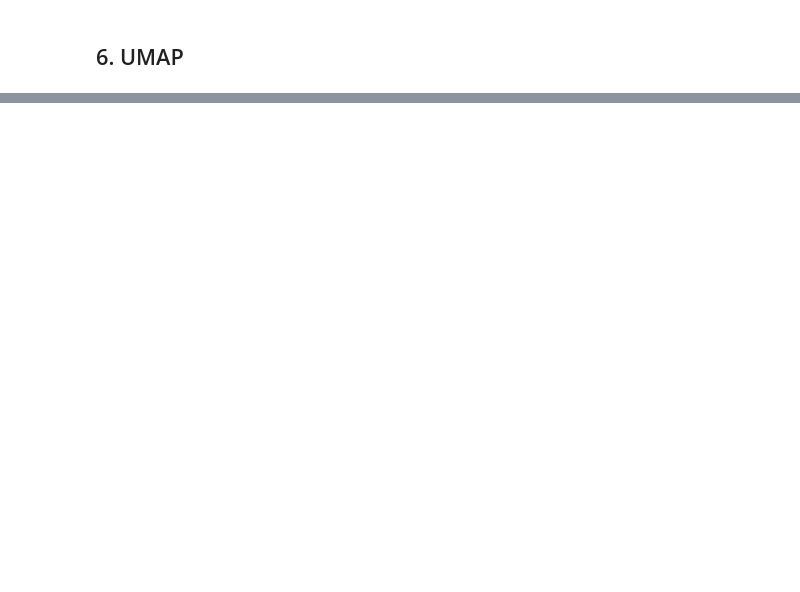
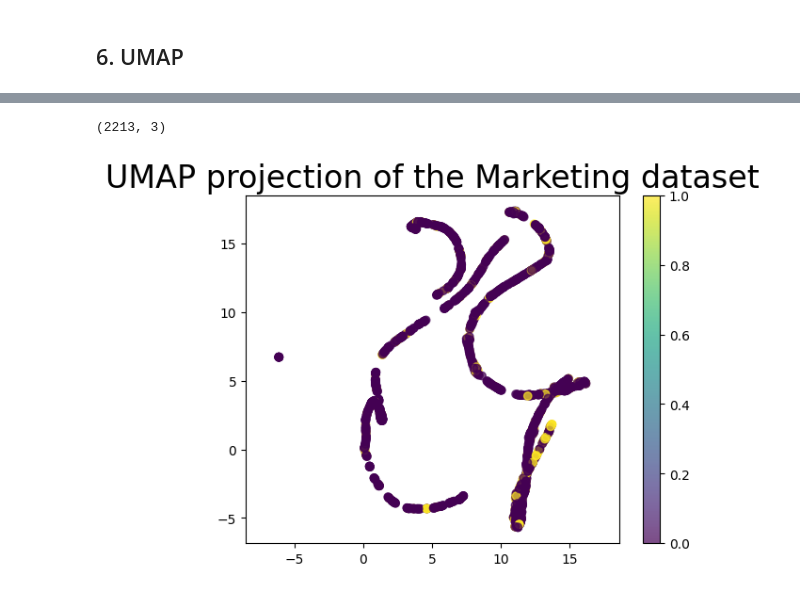
Before and after one commit to thousandoaks/ML4DS-I, a Jupyter notebook: notebooks/MarketingLab_Dimensionality_Reduction.ipynb, the cells around one changed output, grey strips where cells are left out. Saved outputs shown, nothing was run; the diff lists cells and outputs as text; code cells hidden in the pictures; blank space fills up the shorter version.

```diff
--- a/notebooks/MarketingLab_Dimensionality_Reduction.ipynb
+++ b/notebooks/MarketingLab_Dimensionality_Reduction.ipynb
@@ -345,0 +368,3 @@ plt.show()
+# %%
+reducer = umap.UMAP(n_components=3)
+reducer.fit(X)
@@ -345,0 +373,13 @@ plt.show()
+# %%
+embedding = reducer.transform(X)
+assert(np.all(embedding == reducer.embedding_))
+embedding.shape
+# %% [output]
+(2213, 3)
+# %%
+plt.scatter(embedding[:, 0], embedding[:, 1], c=X['Response'],alpha=0.7)
+plt.gca().set_aspect('equal', 'datalim')
+plt.colorbar()
+plt.title('UMAP projection of the Marketing dataset', fontsize=24);
+# %% [output]
+[figure, added]
```
Also changed, not shown: parts of 13 cells of this notebook.
